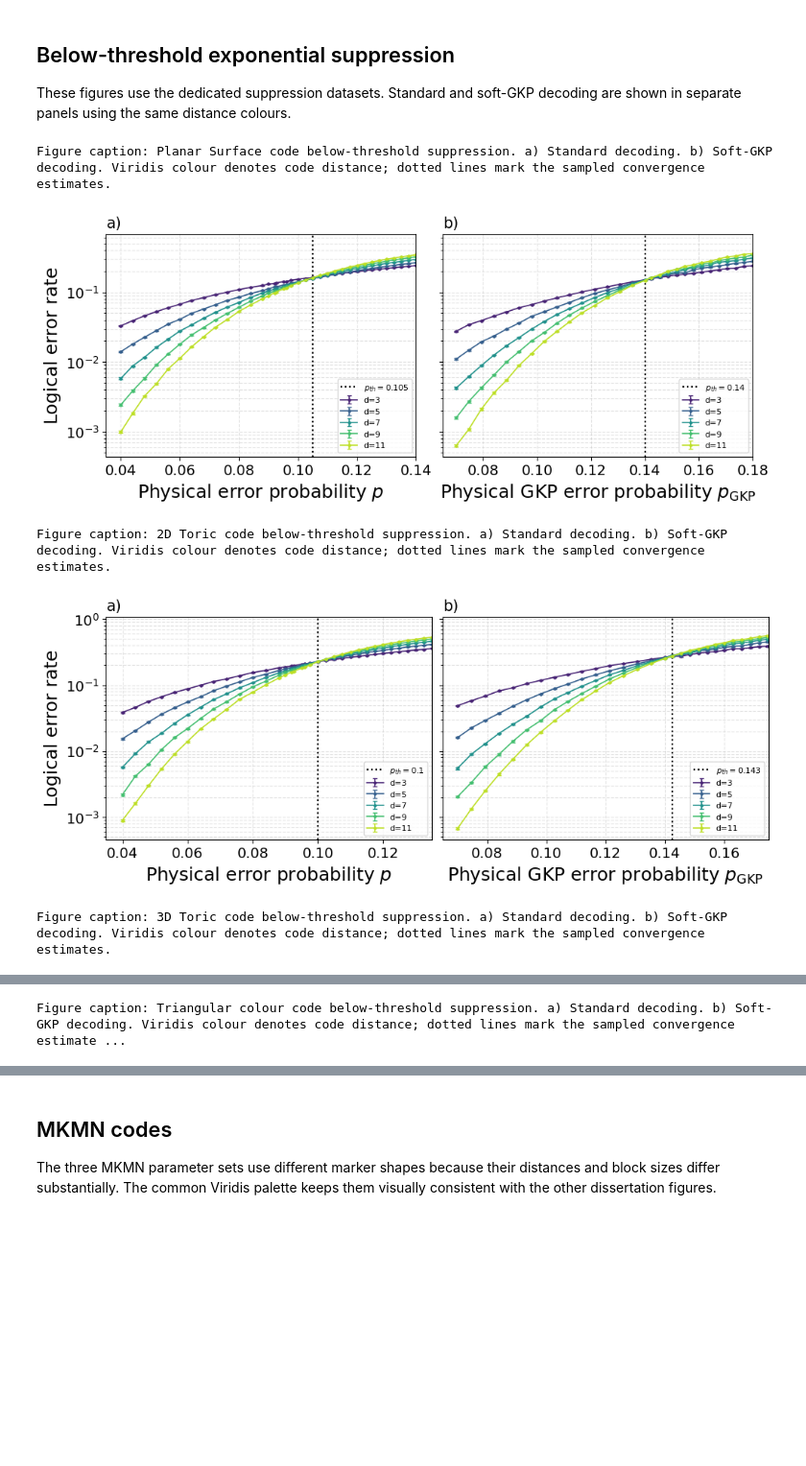
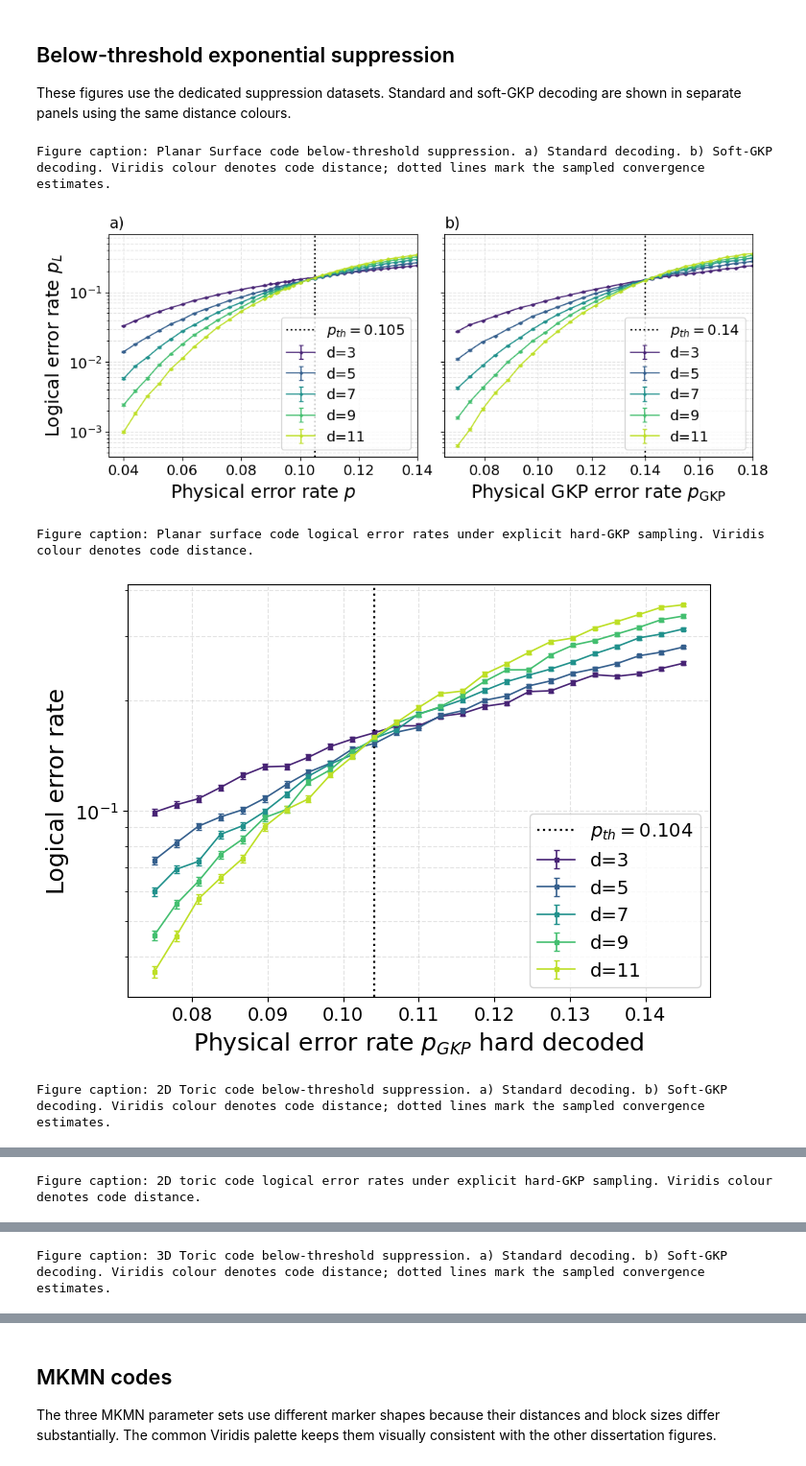
Before and after one commit to laramoyanotaylor/GKP_QEC_Project_Code, a Jupyter notebook: 0_plots_for_diss.ipynb, the cells around one changed output, grey strips where cells are left out. Shown at 96% size. Saved outputs shown, nothing was run; the diff lists cells and outputs as text; code cells hidden in the pictures; blank space fills up the shorter version.

Commit message:
more plot axis fixing

```diff
--- a/0_plots_for_diss.ipynb
+++ b/0_plots_for_diss.ipynb
@@ -248,38 +294,88 @@ for (family, distances, suppression_standard, suppression_gkp, threshold_standar
     colours = blue_green_colours(distances)
     fig, axes = plt.subplots(1, 2, figsize=(10, 4), constrained_layout=True, sharey=True)
 
     panel_setups = zip(axes, (suppression_standard, suppression_gkp), (threshold_standard, threshold_gkp), xlimits, ('a)', 'b)'))
 
     for axis, suppression_pattern, extension_pattern, xlim, panel_label in panel_setups:
         panel_curves = []
         for distance in distances:
             physical, rate, error = merge_curve_ranges(suppression_pattern.format(d=distance), extension_pattern.format(d=distance))
             panel_curves.append((physical, rate))
 
             visible = (physical > 0) & (rate > 0)
             axis.errorbar(physical[visible], rate[visible], yerr=error[visible], marker='o', ms=2.2, capsize=2, linewidth=1.2, color=colours[distance], label=f'd={distance}')
 
         threshold_val = closest_connected_point(panel_curves)
         axis.axvline(threshold_val, color='black', linestyle=':', linewidth=1.6, label=fr'$p_{{th}}={threshold_val:.3g}$')
 
         axis.set_title(panel_label, loc='left')
         axis.set_yscale('log')
         axis.set_xlim(*xlim)
         axis.grid(True, which='both', linestyle='--', alpha=0.35)
-        axis.legend(fontsize=8)
+        axis.legend(fontsize=14)
 
     # Correct multi-axes indexing layout configurations
-    axes[0].set_xlabel(r'Physical error probability $p$')
-    axes[1].set_xlabel(r'Physical GKP error probability $p_{\mathrm{GKP}}$')
+    axes[0].set_xlabel(r'Physical error rate $p$')
+    axes[1].set_xlabel(r'Physical GKP error rate $p_{\mathrm{GKP}}$')
 
     # Unified y-axis label for all plots
-    axes[0].set_ylabel('Logical error rate')
+    axes[0].set_ylabel('Logical error rate $p_L$')
 
     fig.savefig(output, dpi=300, bbox_inches='tight')
     plt.show()
+
+    # Plot every explicit hard-GKP validation family pulled from the cluster.
+    hard_setups = {
+        'Planar Surface code': (
+            'hard_gkp_surface_matched_d{d}_results.json',
+            'hard_gkp_surface_2d_d{d}_results.json',
+            'Planar surface code', 'diss_surface_hard_gkp.png'),
+        '2D Toric code': (
+            'hard_gkp_toric_matched_d{d}_results.json',
+            'hard_gkp_toric_2d_d{d}_results.json',
+            '2D toric code', 'diss_toric_hard_gkp.png'),
+        'Triangular colour code': (
+            'hard_gkp_colour_matched_d{d}_results.json',
+            'hard_gkp_colour_code_triangular_xz_d{d}_results.json',
+            'Triangular colour code', 'diss_colour_hard_gkp.png'),
+    }
+    if family in hard_setups:
+        preferred_pattern, fallback_pattern, hard_label, hard_output = hard_setups[family]
+        hard_paths = {distance: Path(prefer_existing(
+            preferred_pattern.format(d=distance), fallback_pattern.format(d=distance)))
+            for distance in distances}
+        missing_hard = [path.name for path in hard_paths.values() if not path.exists()]
+        if missing_hard:
+            print(f'Hard-GKP {hard_label} figure skipped; missing: ' + ', '.join(missing_hard))
+        else:
+            print_caption(f'{hard_label} logical error rates under explicit hard-GKP sampling. Viridis colour denotes code distance.')
+            hard_colours = blue_green_colours(distances)
+            fig_hard, axis_hard = plt.subplots(figsize=(7, 5), constrained_layout=True)
+            hard_curves = []
+            for distance in distances:
+                physical, rate, error = load_suppression_curve(hard_paths[distance])
+                visible = (physical > 0) & (rate > 0)
+                hard_curves.append((physical[visible], rate[visible]))
+                axis_hard.errorbar(
+                    physical[visible], rate[visible], yerr=error[visible],
+                    marker='s', ms=3, capsize=2, linewidth=1.2,
+                    color=hard_colours[distance], label=f'd={distance}',
+                )
+            hard_threshold = closest_connected_point(hard_curves)
+            axis_hard.axvline(
+                hard_threshold, color='black', linestyle=':', linewidth=1.6,
+                label=fr'$p_{{th}}={hard_threshold:.3g}$',
+            )
+            axis_hard.set_xlabel(r'Physical error rate $p_{GKP}$ hard decoded')
+            axis_hard.set_ylabel('Logical error rate')
+            axis_hard.set_yscale('log')
+            axis_hard.grid(True, which='both', linestyle='--', alpha=0.35)
+            axis_hard.legend(fontsize=14)
+            fig_hard.savefig(hard_output, dpi=300, bbox_inches='tight')
+            plt.show()
 # %% [output]
 Figure caption: Planar Surface code below-threshold suppression. a) Standard decoding. b) Soft-GKP decoding. Viridis colour denotes code distance; dotted lines mark the sampled convergence estimates.
-[figure, old version]
+[figure, new version]
-Figure caption: 2D Toric code below-threshold suppression. a) Standard decoding. b) Soft-GKP decoding. Viridis colour denotes code distance; dotted lines mark the sampled convergence estimates.
+Figure caption: Planar surface code logical error rates under explicit hard-GKP sampling. Viridis colour denotes code distance.
-[figure, old version]
+[figure, new version]
-Figure caption: 3D Toric code below-threshold suppression. a) Standard decoding. b) Soft-GKP decoding. Viridis colour denotes code distance; dotted lines mark the sampled convergence estimates.
+Figure caption: 2D Toric code below-threshold suppression. a) Standard decoding. b) Soft-GKP decoding. Viridis colour denotes code distance; dotted lines mark the sampled convergence estimates.
@@ -287 +383 @@ Figure caption: 3D Toric code below-threshold suppression. a) Standard decoding.
-Figure caption: Triangular colour code below-threshold suppression. a) Standard decoding. b) Soft-GKP decoding. Viridis colour denotes code distance; dotted lines mark the sampled convergence estimate ...
+Figure caption: 2D toric code logical error rates under explicit hard-GKP sampling. Viridis colour denotes code distance.
@@ -288,0 +385 @@ Figure caption: Triangular colour code below-threshold suppression. a) Standard
+Figure caption: 3D Toric code below-threshold suppression. a) Standard decoding. b) Soft-GKP decoding. Viridis colour denotes code distance; dotted lines mark the sampled convergence estimates.
```
Also changed, not shown: parts of 14 cells of this notebook.
